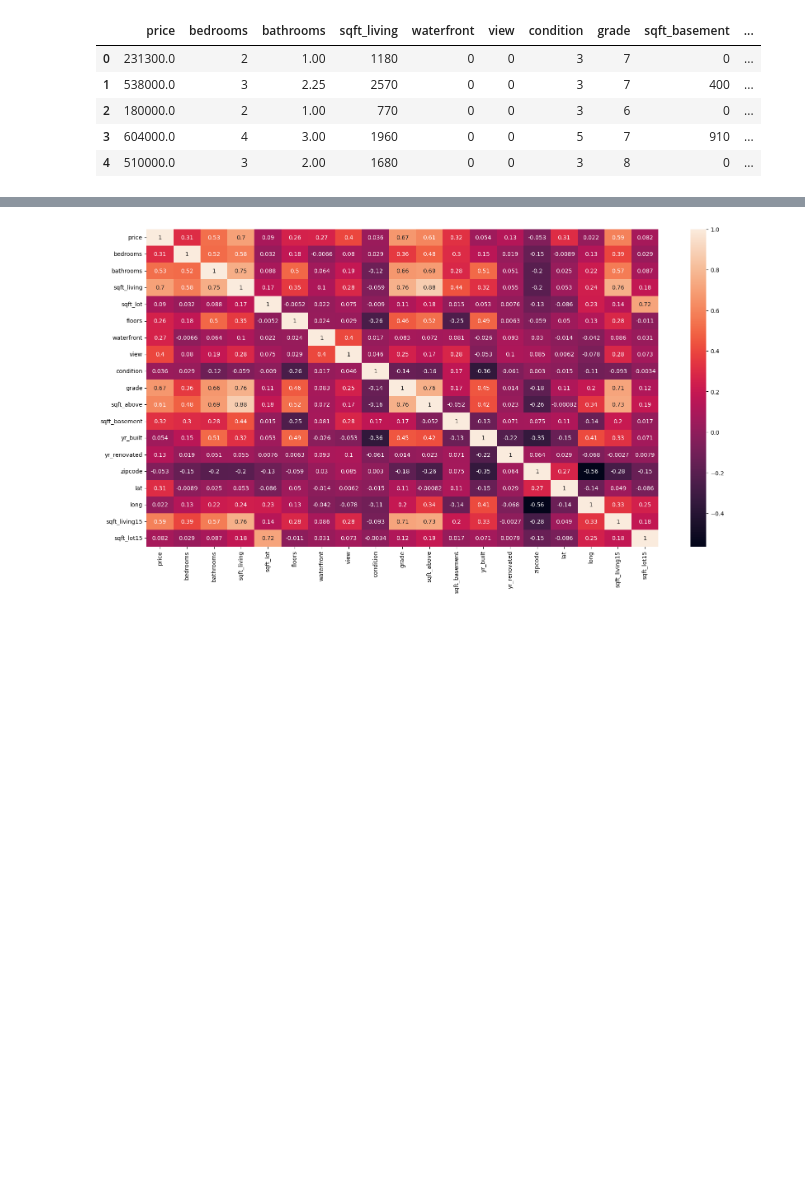
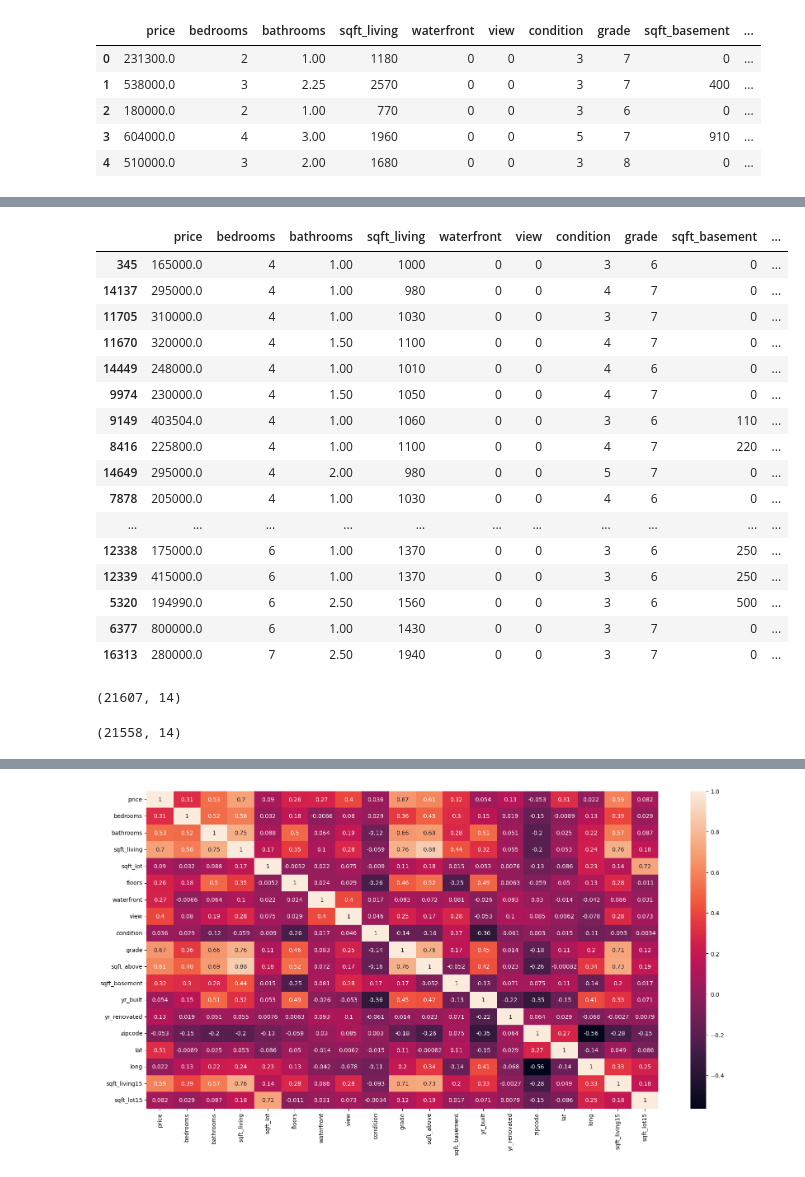
Before and after one commit to atharvadhumal03/HousingPrice-Prediction-MultipleRegression-Analysis, a Jupyter notebook: HousingPricePrediction_MLR.ipynb, the cells around one changed output, grey strips where cells are left out. Cells and saved outputs as stored; diff of their text form; code cells hidden in the pictures; blank space fills up the shorter version.

```diff
--- a/HousingPricePrediction_MLR.ipynb
+++ b/HousingPricePrediction_MLR.ipynb
@@ -610,0 +581,2 @@ df[df['sqft_per_bedroom'] < 300].sort_values('bedrooms')
+# %%
+df = df[df['sqft_per_bedroom'] > 200]
@@ -610,0 +606,29 @@ df[df['sqft_per_bedroom'] < 300].sort_values('bedrooms')
+# %%
+df[(df['sqft_per_bedroom'] < 280) & (df['bedrooms'] >= 4)].sort_values('bedrooms')
+# %% [output]
+|  | price | bedrooms | bathrooms | sqft_living | waterfront | view | condition | grade | sqft_basement | ... |
+| 345 | 165000.0 | 4 | 1.00 | 1000 | 0 | 0 | 3 | 6 | 0 | ... |
+| 14137 | 295000.0 | 4 | 1.00 | 980 | 0 | 0 | 4 | 7 | 0 | ... |
+| 11705 | 310000.0 | 4 | 1.00 | 1030 | 0 | 0 | 3 | 7 | 0 | ... |
+| 11670 | 320000.0 | 4 | 1.50 | 1100 | 0 | 0 | 4 | 7 | 0 | ... |
+| 14449 | 248000.0 | 4 | 1.00 | 1010 | 0 | 0 | 4 | 6 | 0 | ... |
+| 9974 | 230000.0 | 4 | 1.50 | 1050 | 0 | 0 | 4 | 7 | 0 | ... |
+| 9149 | 403504.0 | 4 | 1.00 | 1060 | 0 | 0 | 3 | 6 | 110 | ... |
+| 8416 | 225800.0 | 4 | 1.00 | 1100 | 0 | 0 | 4 | 7 | 220 | ... |
+| 14649 | 295000.0 | 4 | 2.00 | 980 | 0 | 0 | 5 | 7 | 0 | ... |
+| 7878 | 205000.0 | 4 | 1.00 | 1030 | 0 | 0 | 4 | 6 | 0 | ... |
+| ... | ... | ... | ... | ... | ... | ... | ... | ... | ... | ... |
+| 12338 | 175000.0 | 6 | 1.00 | 1370 | 0 | 0 | 3 | 6 | 250 | ... |
+| 12339 | 415000.0 | 6 | 1.00 | 1370 | 0 | 0 | 3 | 6 | 250 | ... |
+| 5320 | 194990.0 | 6 | 2.50 | 1560 | 0 | 0 | 3 | 6 | 500 | ... |
+| 6377 | 800000.0 | 6 | 1.00 | 1430 | 0 | 0 | 3 | 7 | 0 | ... |
+| 16313 | 280000.0 | 7 | 2.50 | 1940 | 0 | 0 | 3 | 7 | 0 | ... |
+# %%
+df.shape
+# %% [output]
+(21607, 14)
+# %%
+df = df[~((df['sqft_per_bedroom'] < 280) & (df['bedrooms'] >= 4))]
+df.shape
+# %% [output]
+(21558, 14)
```
Also changed, not shown: parts of 18 cells of this notebook.
